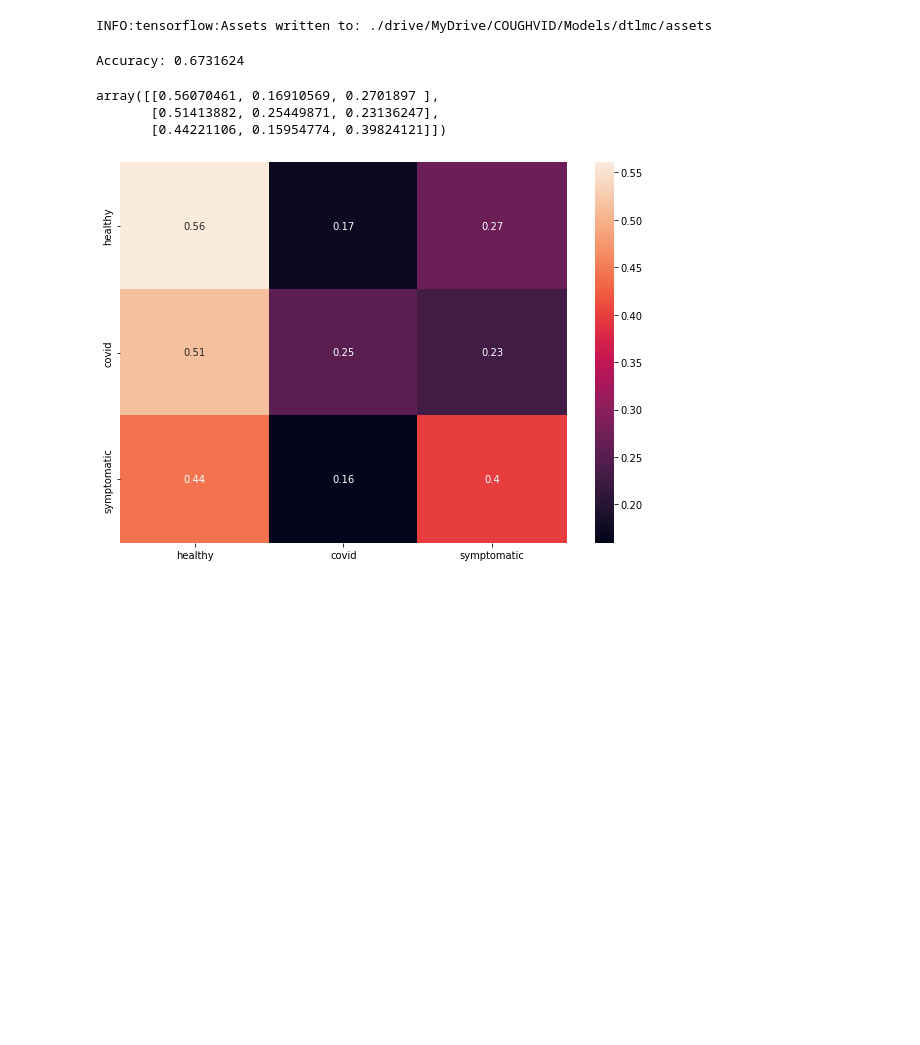
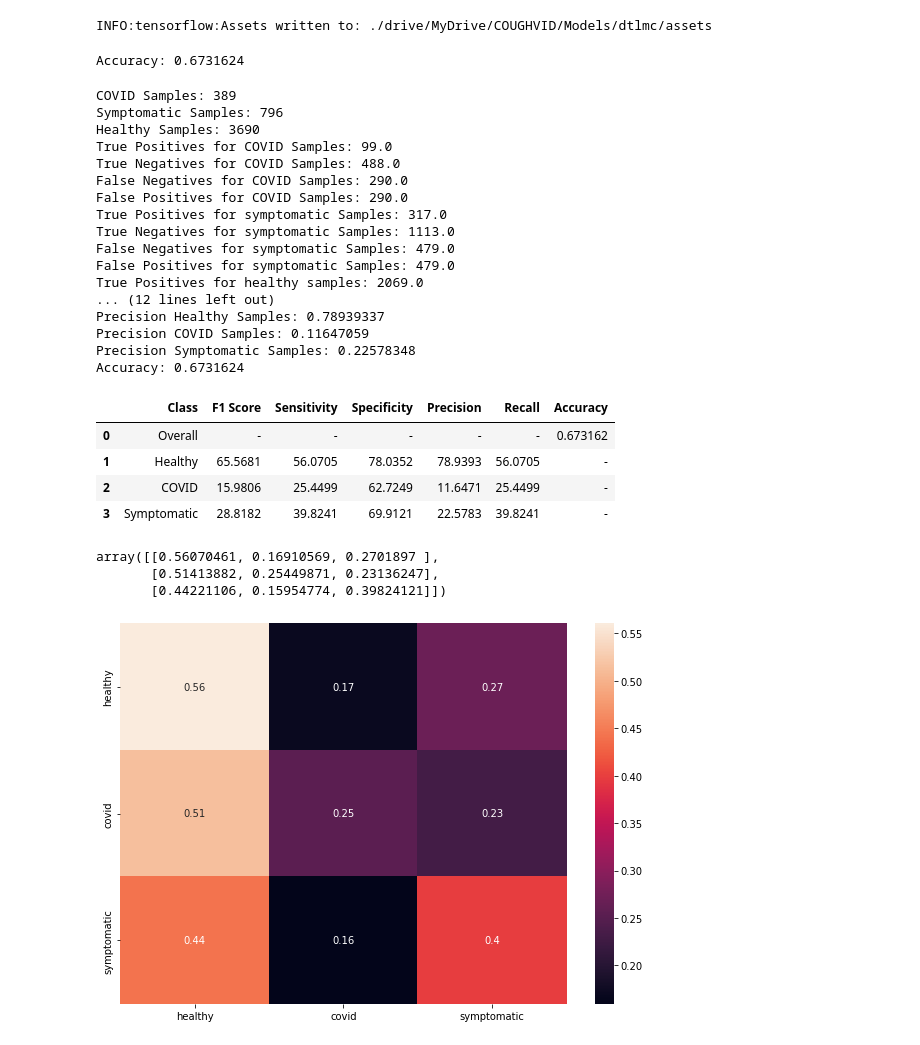
Before and after one commit to codingfabi/COUGHVID, a Jupyter notebook: Evaluation.ipynb, the cells around one changed output. Drawn from its saved outputs; the diff is of its cells as text; code cells hidden in the pictures; blank space fills up the shorter version.

Commit message:
Add evaluation metrics

```diff
--- a/Evaluation.ipynb
+++ b/Evaluation.ipynb
@@ -466,3 +656,29 @@ m.update_state(y_test, predictions)
 print("Accuracy: " + str(m.result().numpy()))
 # %% [output]
 Accuracy: 0.6731624
+# %%
+df = getAllMetrics(y_test, predictions)
+df
+# %% [output]
+COVID Samples: 389
+Symptomatic Samples: 796
+Healthy Samples: 3690
+True Positives for COVID Samples: 99.0
+True Negatives for COVID Samples: 488.0
+False Negatives for COVID Samples: 290.0
+False Positives for COVID Samples: 290.0
+True Positives for symptomatic Samples: 317.0
+True Negatives for symptomatic Samples: 1113.0
+False Negatives for symptomatic Samples: 479.0
+False Positives for symptomatic Samples: 479.0
+True Positives for healthy samples: 2069.0
+... (12 lines left out)
+Precision Healthy Samples: 0.78939337
+Precision COVID Samples: 0.11647059
+Precision Symptomatic Samples: 0.22578348
+Accuracy: 0.6731624
+|  | Class | F1 Score | Sensitivity | Specificity | Precision | Recall | Accuracy |
+| 0 | Overall | - | - | - | - | - | 0.673162 |
+| 1 | Healthy | 65.5681 | 56.0705 | 78.0352 | 78.9393 | 56.0705 | - |
+| 2 | COVID | 15.9806 | 25.4499 | 62.7249 | 11.6471 | 25.4499 | - |
+| 3 | Symptomatic | 28.8182 | 39.8241 | 69.9121 | 22.5783 | 39.8241 | - |
```
Also changed, not shown: parts of 12 cells of this notebook.
